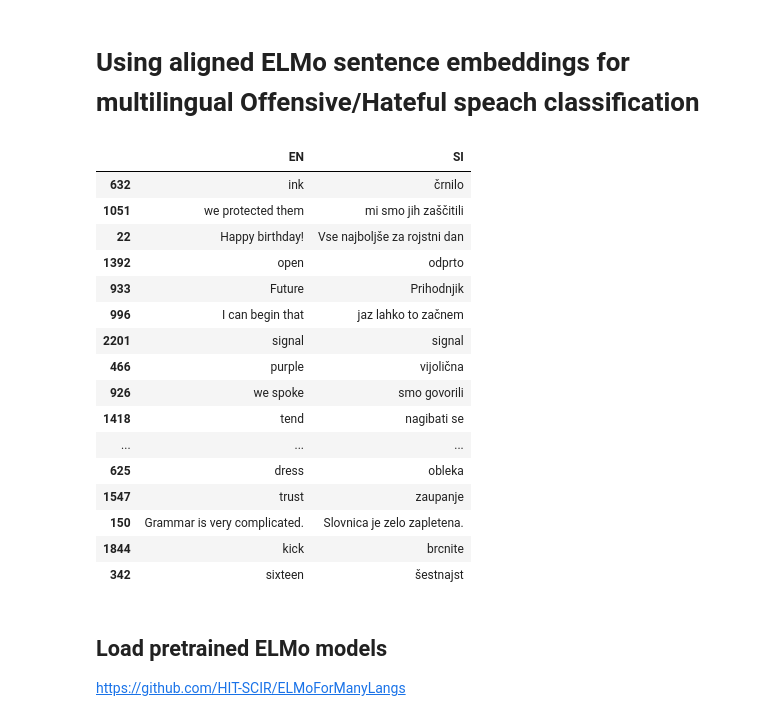
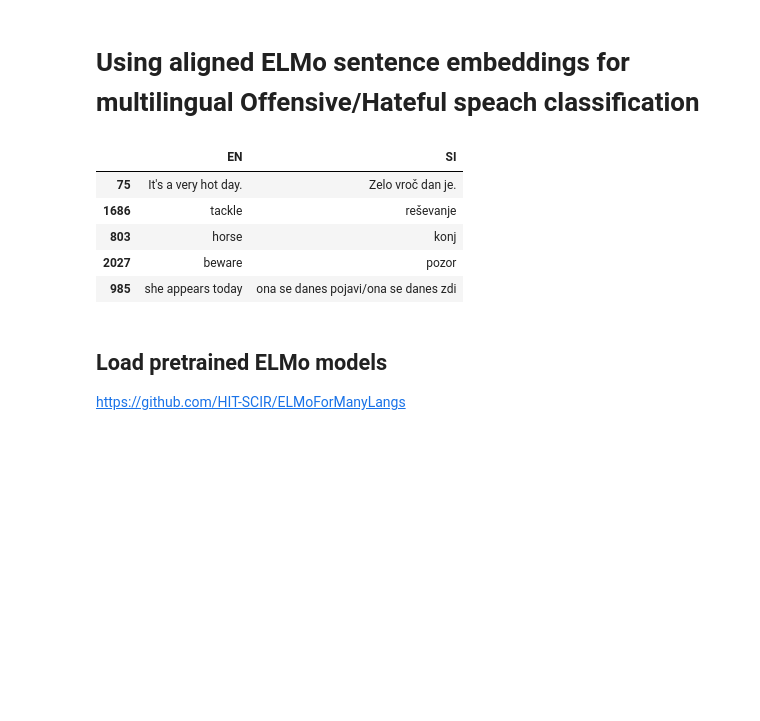
Before and after one commit to arruw/fri-2021-nlp-project, a Jupyter notebook: src/eval-elmo-alignment.ipynb, the cells around one changed output. Cells and saved outputs as stored; diff of their text form; code cells hidden in the pictures; blank space fills up the shorter version.

```diff
--- a/src/eval-elmo-alignment.ipynb
+++ b/src/eval-elmo-alignment.ipynb
@@ -16,27 +21,16 @@ from sklearn.discriminant_analysis import LinearDiscriminantAnalysis
 # %%
 en_si_train, en_si_test = train_test_split(pd.concat([
     pd.read_csv("data/ours/en-si.tsv", sep="\t"),
     pd.read_csv("data/non-processed/dataset7/slv.txt", sep="\t", header=None, usecols=[0, 1], names=["EN", "SI"]),
 ]).dropna(), test_size=0.05)
 
-en_si_train.head(30)
+en_si_train.head()
 # %% [output]
 |  | EN | SI |
-| 632 | ink | črnilo |
-| 1051 | we protected them | mi smo jih zaščitili |
-| 22 | Happy birthday! | Vse najboljše za rojstni dan |
-| 1392 | open | odprto |
-| 933 | Future | Prihodnjik |
-| 996 | I can begin that | jaz lahko to začnem |
-| 2201 | signal | signal |
-| 466 | purple | vijolična |
-| 926 | we spoke | smo govorili |
-| 1418 | tend | nagibati se |
-| ... | ... | ... |
-| 625 | dress | obleka |
-| 1547 | trust | zaupanje |
-| 150 | Grammar is very complicated. | Slovnica je zelo zapletena. |
-| 1844 | kick | brcnite |
-| 342 | sixteen | šestnajst |
+| 75 | It's a very hot day. | Zelo vroč dan je. |
+| 1686 | tackle | reševanje |
+| 803 | horse | konj |
+| 2027 | beware | pozor |
+| 985 | she appears today | ona se danes pojavi/ona se danes zdi |
 # %%
 class ELMoEmbedder(BaseEstimator, TransformerMixin):
```
Also changed, not shown: parts of 19 cells of this notebook, 6 other files.
